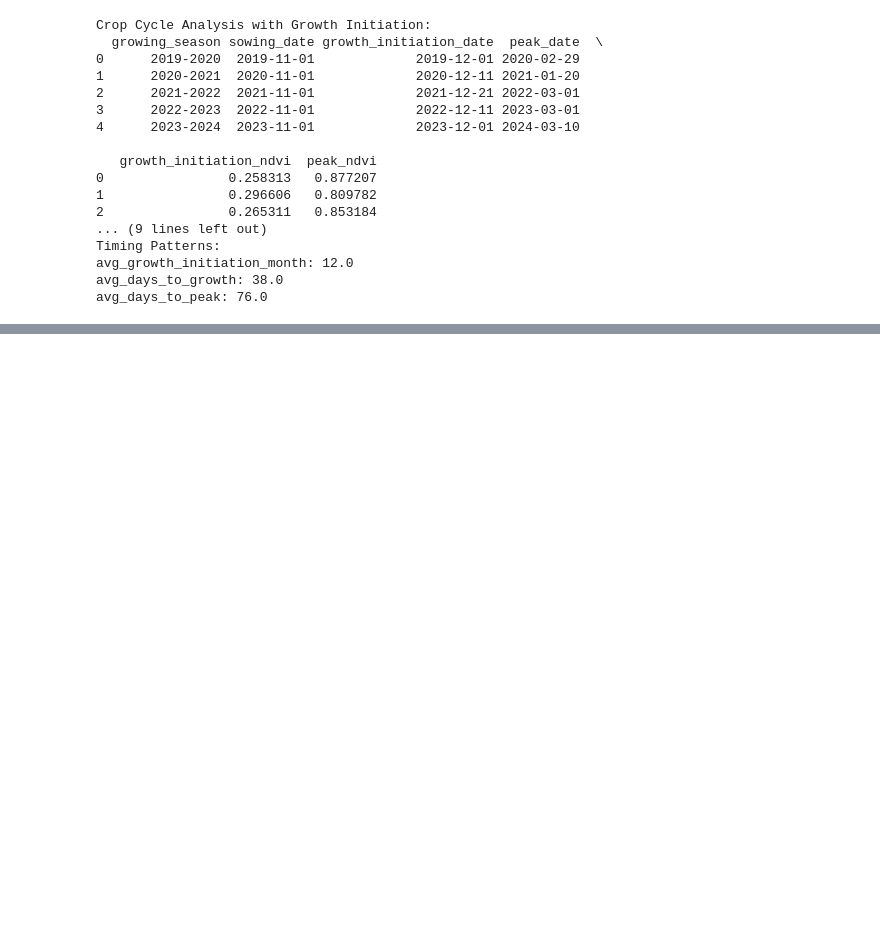
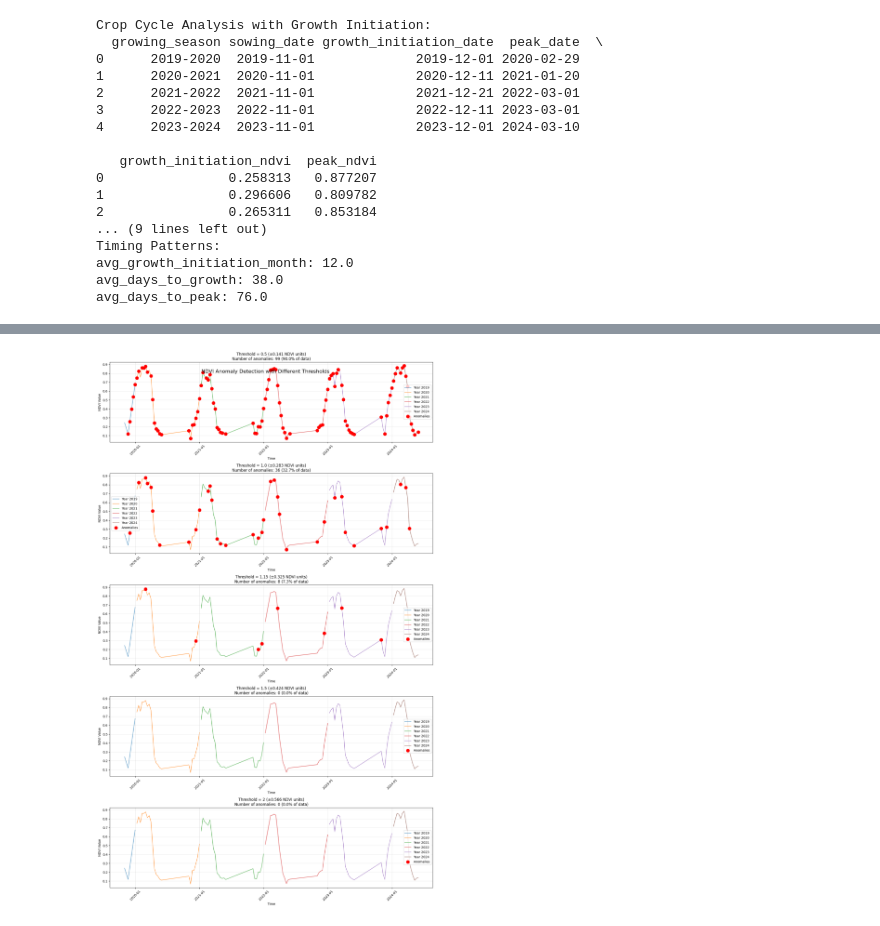
Before and after one commit to RamanVer1ma/AgroFarm, a Jupyter notebook: CHSModel.ipynb, the cells around one changed output, grey strips where cells are left out. Cells and saved outputs as stored; diff of their text form; code cells hidden in the pictures; blank space fills up the shorter version.

```diff
--- a/CHSModel.ipynb
+++ b/CHSModel.ipynb
@@ -531,0 +546,91 @@ avg_days_to_peak: 76.0
+# %%
+import pandas as pd
+import numpy as np
+import matplotlib.pyplot as plt
+from matplotlib.dates import DateFormatter
+
+def analyze_threshold_impacts(df, thresholds=[0.5, 1.0, 1.15, 1.5, 2]):
+    std_dev = df['NDVIi_interpolated'].std()
+    window_size = 3
+
+    # Create figure
+    fig, axs = plt.subplots(len(thresholds), 1, figsize=(15, 5*len(thresholds)))
+    fig.suptitle('NDVI Anomaly Detection with Different Thresholds', fontsize=16, y=0.95)
+
+    results = []
+
+    for idx, threshold in enumerate(thresholds):
+        # Calculate rolling statistics
+        rolling_mean = df['NDVIi_interpolated'].rolling(window=window_size).mean()
+        rolling_std = df['NDVIi_interpolated'].rolling(window=window_size).std()
+
+        # Define bounds
+        upper_bound = rolling_mean + (threshold * rolling_std)
+        lower_bound = rolling_mean - (threshold * rolling_std)
+
+        # Detect anomalies
+        anomalies = df[
+            (df['NDVIi_interpolated'] > upper_bound) |
+            (df['NDVIi_interpolated'] < lower_bound)
+        ]
+
+        # Calculate actual deviation range
+        actual_deviation = threshold * std_dev
+
+        # Store results
+        results.append({
+            'threshold': threshold,
+            'num_anomalies': len(anomalies),
+            'percentage': (len(anomalies) / len(df)) * 100,
+            'deviation_range': actual_deviation
+        })
+
+        # Plot
+        ax = axs[idx]
+
+        # Plot original NDVI
+        for year in df['year'].unique():
+            year_data = df[df['year'] == year]
+            ax.plot(year_data['timestamp'], year_data['NDVIi_interpolated'],
+                   label=f'Year {year}', alpha=0.7)
+
+        # Plot anomalies
+        ax.scatter(anomalies['timestamp'], anomalies['NDVIi_interpolated'],
+                  color='red', s=100, label='Anomalies', zorder=5)
+
+        ax.set_title(f'Threshold = {threshold} (±{actual_deviation:.3f} NDVI units)\n'
+                    f'Number of anomalies: {len(anomalies)} ({(len(anomalies)/len(df)*100):.1f}% of data)')
+        ax.set_xlabel('Time')
+        ax.set_ylabel('NDVI Value')
+        ax.legend()
+        ax.grid(True, alpha=0.3)
+
+        # Format dates
+        ax.xaxis.set_major_formatter(DateFormatter("%Y-%m"))
+        plt.setp(ax.xaxis.get_majorticklabels(), rotation=45)
+
+    plt.tight_layout()
+    plt.show()
+
+    # Print detailed analysis
+    results_df = pd.DataFrame(results)
+    print("\nDetailed Threshold Analysis:")
+    print("---------------------------")
+    for _, row in results_df.iterrows():
+        print(f"\nThreshold: {row['threshold']}")
+        print(f"Allowed deviation: ±{row['deviation_range']:.3f} NDVI units")
+        print(f"Number of anomalies: {row['num_anomalies']}")
+        print(f"Percentage of data flagged: {row['percentage']:.1f}%")
+        print(f"Interpretation: {'Too sensitive' if row['percentage'] > 20 else 'Good sensitivity' if 5 <= row['percentage'] <= 20 else 'May miss anomalies'}")
+
+# Run the analysis
+analyze_threshold_impacts(result)
+
+# Print basic NDVI statistics for reference
+print("\nNDVI Data Distribution:")
+print("----------------------")
+stats = result['NDVIi_interpolated'].describe()
+print(stats)
+print(f"\nStandard Deviation: {result['NDVIi_interpolated'].std():.3f}")
+# %% [output]
+[figure, added]
```
Also changed, not shown: parts of 7 cells of this notebook.
